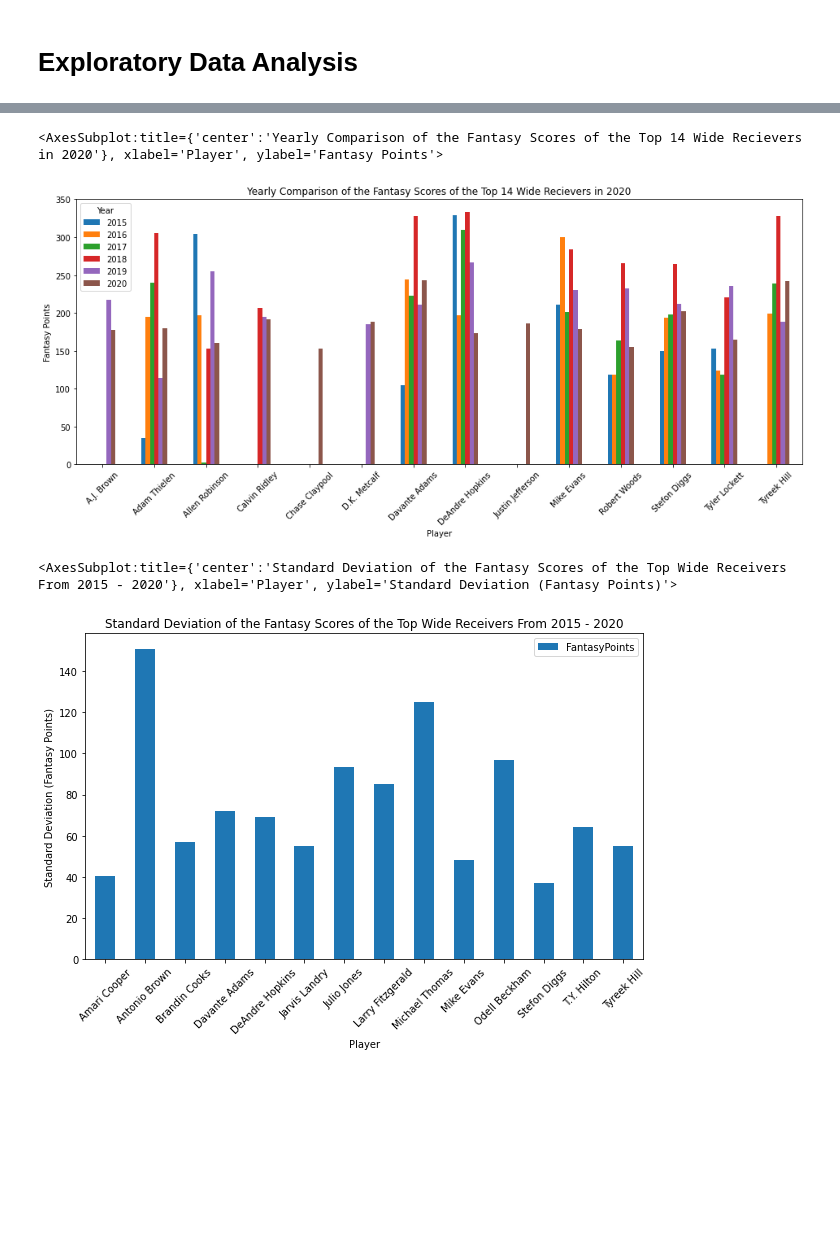
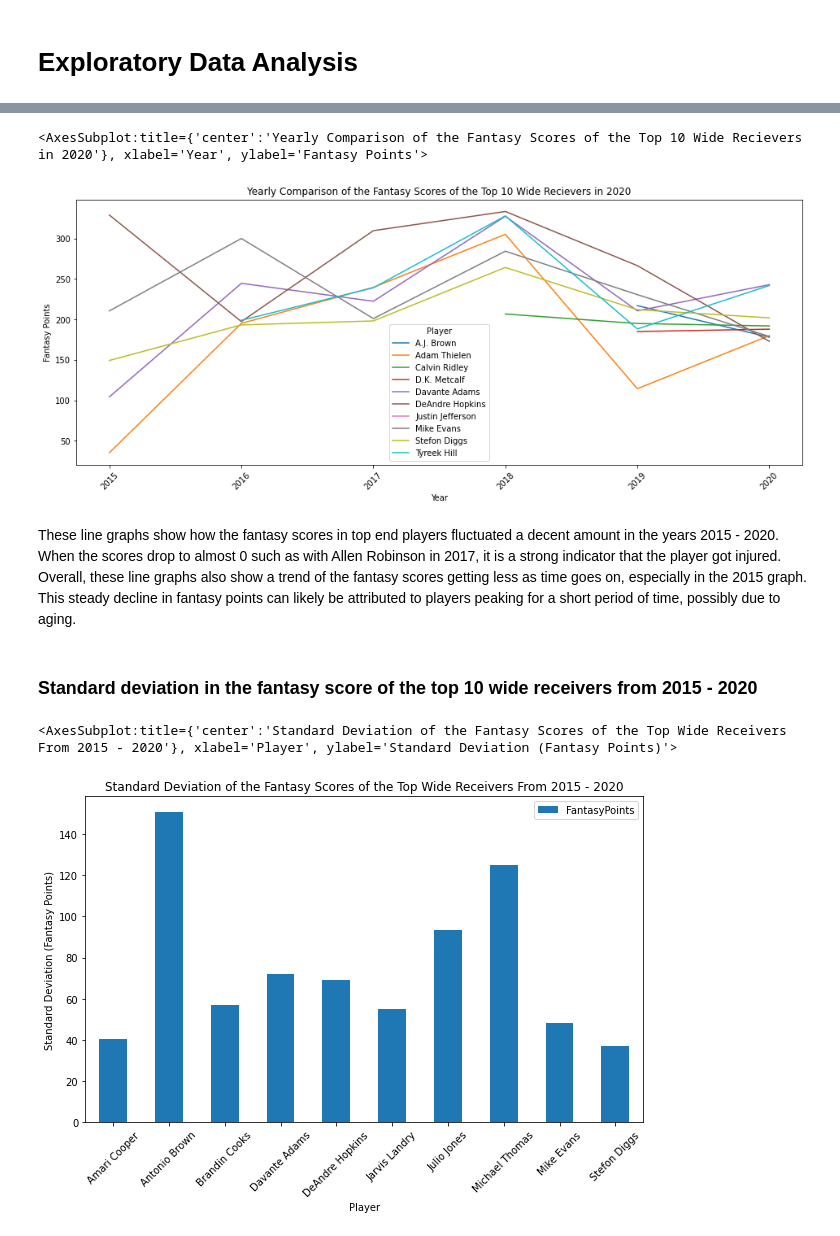
Before and after one commit to Kaathihan/Yearly-Fantasy-Football-Analysis, a Jupyter notebook: NFL_Fantasy_Jupyter.ipynb, the cells around one changed output, grey strips where cells are left out. Drawn from its saved outputs; the diff is of its cells as text; code cells hidden in the pictures; blank space fills up the shorter version.

```diff
--- a/NFL_Fantasy_Jupyter.ipynb
+++ b/NFL_Fantasy_Jupyter.ipynb
@@ -355,18 +433,22 @@ WR_2019_pivot.plot(kind='bar',figsize=(16,6),ylabel="Fantasy Points", rot=45, ti
 # %%
-# find top 14 wide receivers of 2020
-top_WR_2020 = WR_yearly[5][:14].Player
+# find top 10 wide receivers of 2020
+top_WR_2020 = WR_yearly[5][:10].Player
 top_WR_2020 = WR_all_years.loc[top_WR_2020]
 
-# create a pivot table to store the 2020 top 14 players' scores throughout 2015-2020
-WR_2020_pivot = pd.pivot_table(top_WR_2020, values='FantasyPoints',index='Player', columns=['Year'])
-WR_2020_pivot.plot(kind='bar',figsize=(16,6),ylabel="Fantasy Points", rot=45, title="Yearly Comparison of the Fantasy Scores of the Top 14 Wide Recievers in 2020")
+# create a pivot table to store the 2020 top 10 players' scores throughout 2015-2020
+WR_2020_pivot = pd.pivot_table(top_WR_2020, values='FantasyPoints',index='Year', columns=['Player'])
+WR_2020_pivot.plot(kind='line',figsize=(16,6),ylabel="Fantasy Points", rot=45, title="Yearly Comparison of the Fantasy Scores of the Top 10 Wide Recievers in 2020")
 # %% [output]
-<AxesSubplot:title={'center':'Yearly Comparison of the Fantasy Scores of the Top 14 Wide Recievers in 2020'}, xlabel='Player', ylabel='Fantasy Points'>
+<AxesSubplot:title={'center':'Yearly Comparison of the Fantasy Scores of the Top 10 Wide Recievers in 2020'}, xlabel='Year', ylabel='Fantasy Points'>
-[figure, old version]
+[figure, new version]
+# %% [markdown]
+These line graphs show how the fantasy scores in top end players fluctuated a decent amount in the years 2015 - 2020. When the scores drop to almost 0 such as with Allen Robinson in 2017, it is a strong indicator that the player got injured. Overall, these line graphs also show a trend of the fantasy scores getting less as time goes on, especially in the 2015 graph. This steady decline in fantasy points can likely be attributed to players peaking for a short period of time, possibly due to aging.
+# %% [markdown]
+### Standard deviation in the fantasy score of the top 10 wide receivers from 2015 - 2020
 # %%
-# find top 14 players from 2015 - 2020 (based on sum of points)
+# find top 10 players from 2015 - 2020 (based on sum of points)
 top_WR_all = WR_all_years.reset_index(level='Year')
-top_WR = top_WR_all.groupby('Player').sum().FantasyPoints.sort_values(ascending=False)[:14].index
+top_WR = top_WR_all.groupby('Player').sum().FantasyPoints.sort_values(ascending=False)[:10].index
 top_WR = top_WR_all.loc[top_WR]
 # find the std of the values from year to year
 top_WR_std = top_WR.groupby('Player').std()
@@ -377,4 +459,4 @@ top_WR_std.plot(kind='bar', figsize=(10,6), ylabel="Standard Deviation (Fantasy
                 rot=45)
 # %% [output]
 <AxesSubplot:title={'center':'Standard Deviation of the Fantasy Scores of the Top Wide Receivers From 2015 - 2020'}, xlabel='Player', ylabel='Standard Deviation (Fantasy Points)'>
-[figure, old version]
+[figure, new version]
```
Also changed, not shown: parts of 55 cells of this notebook.
